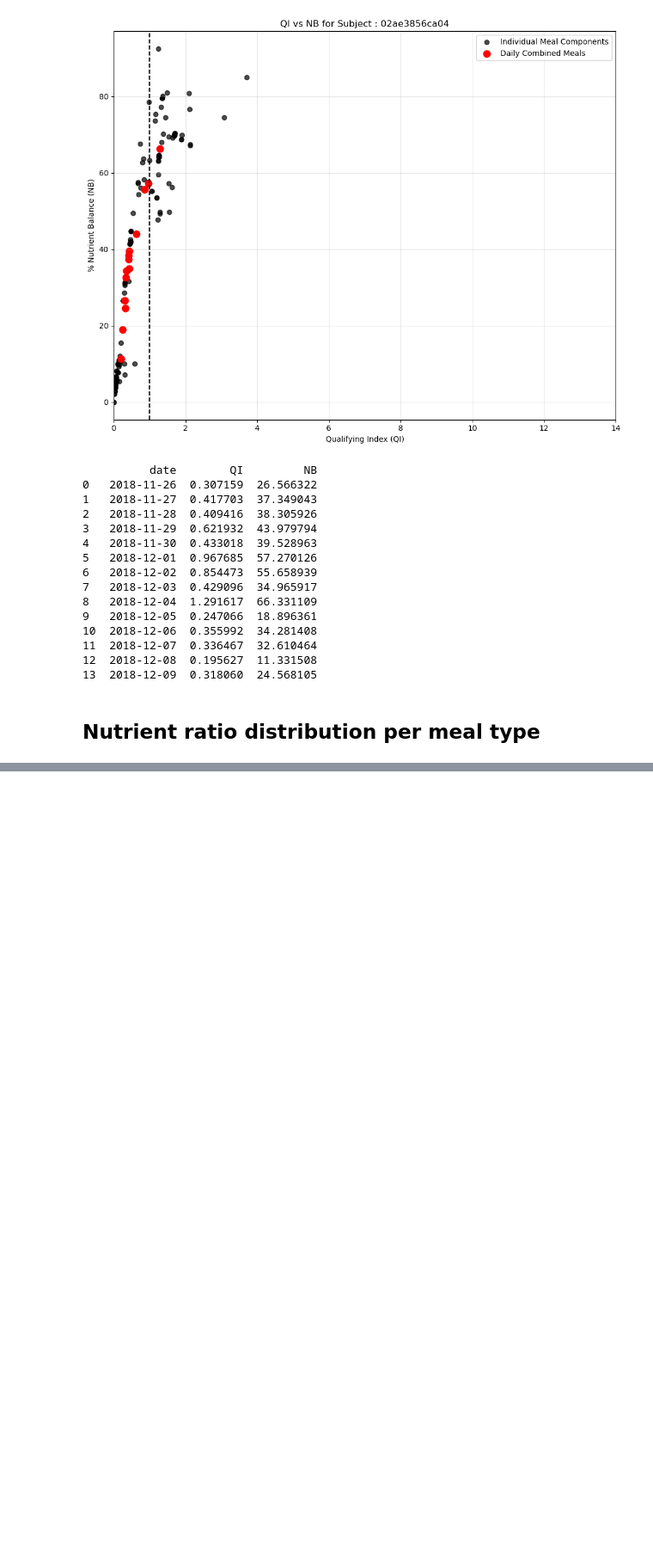
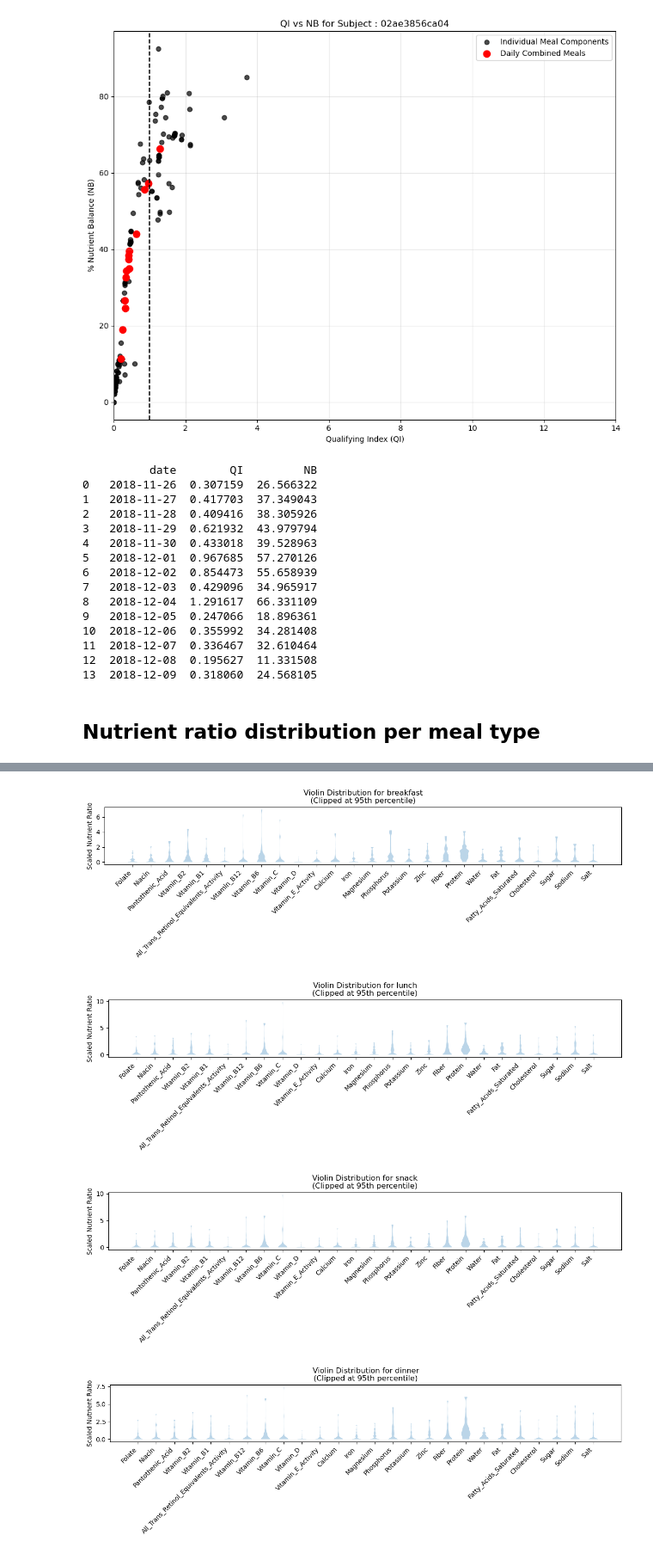
Before and after one commit to sskyxx/Bachelor-Project, a Jupyter notebook: analysis/composite_meals.ipynb, the cells around one changed output, grey strips where cells are left out. Shown at 86% size. Cells and saved outputs as stored; diff of their text form; code cells hidden in the pictures; blank space fills up the shorter version.

```diff
--- a/analysis/composite_meals.ipynb
+++ b/analysis/composite_meals.ipynb
@@ -443,0 +503,26 @@ plot_qi_nb_scatter(subject_id, df_food_clean_scaled, start_date, end_date)
+# %%
+for meal in meal_types:
+    subset = df_food_clean_scaled[df_food_clean_scaled['meal']==meal]
+    data = []
+    # clip each nutrient at its own 95th percentile
+    for n in nutrient_cols:
+        arr = subset[n].dropna().values
+        upper = np.percentile(arr, 95)
+        data.append(np.clip(arr, a_min=0, a_max=upper))
+
+    plt.figure(figsize=(12,4))
+    plt.violinplot(data, showextrema=False)
+    plt.title(f'Violin Distribution for {meal}\n(Clipped at 95th percentile)')
+    plt.xticks(np.arange(1, len(nutrient_cols)+1),
+               [n.replace('_eaten_ratio_scaled','').title() for n in nutrient_cols],
+               rotation=45, ha='right')
+    plt.ylabel('Scaled Nutrient Ratio')
+    plt.tight_layout()
+    filename = f"{save_path_distribution}/violin_distribution_for_{meal}.png"
+    plt.savefig(filename, dpi=300, bbox_inches='tight')
+    plt.show()
+# %% [output]
+[figure, added]
+[figure, added]
+[figure, added]
+[figure, added]
```
Also changed, not shown: parts of 14 cells of this notebook, 7 other files.
